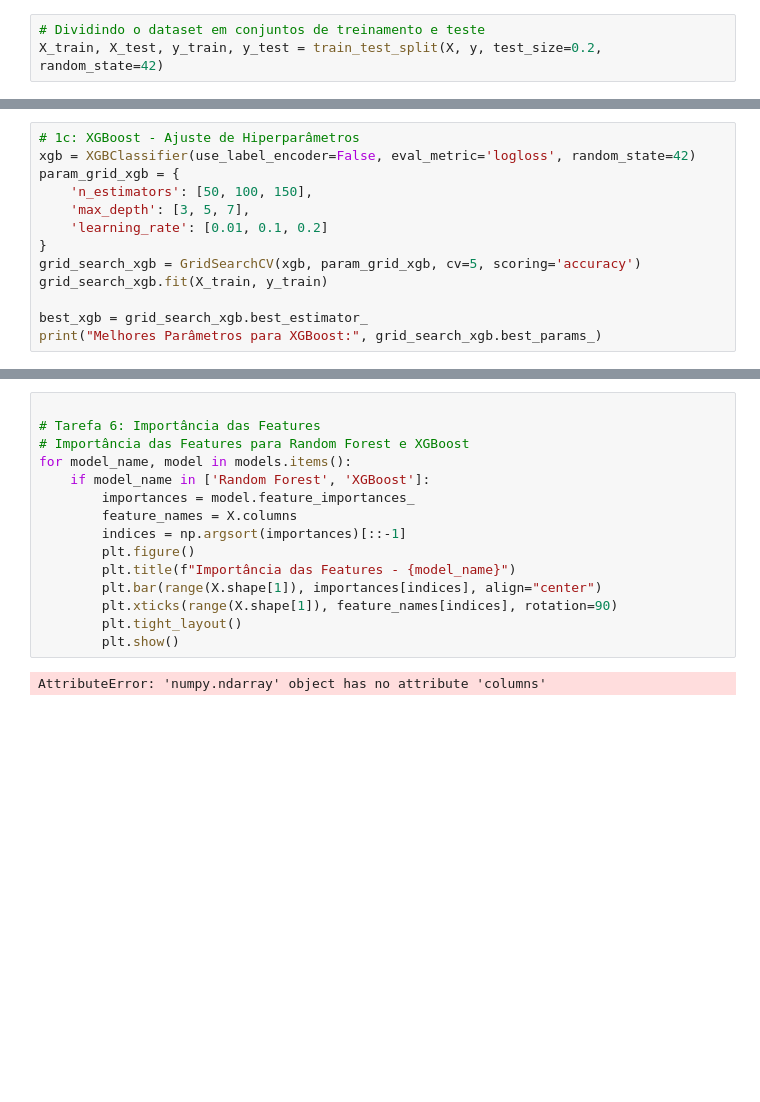
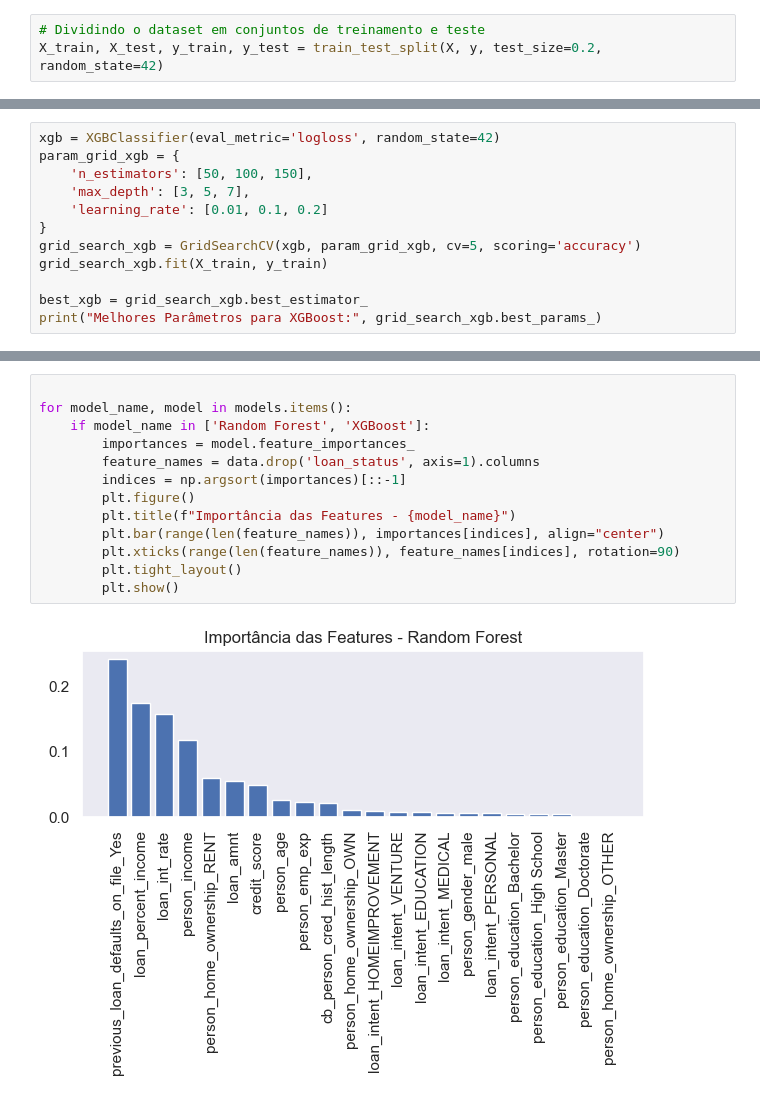
Before and after one commit to davi873/loan-approval-prediction, a Jupyter notebook: index.ipynb, the cells around one changed output, grey strips where cells are left out. Cells and saved outputs as stored; diff of their text form; blank space fills up the shorter version.

Commit message:
Correção Tarefa 6 e Inserção de Markdowns

```diff
--- a/index.ipynb
+++ b/index.ipynb
@@ -340,6 +350,5 @@ Melhores Parâmetros para Random Forest: {'max_depth': None, 'min_samples_split'
 # %%
-# 1c: XGBoost - Ajuste de Hiperparâmetros
-xgb = XGBClassifier(use_label_encoder=False, eval_metric='logloss', random_state=42)
+xgb = XGBClassifier(eval_metric='logloss', random_state=42)
 param_grid_xgb = {
     'n_estimators': [50, 100, 150],
     'max_depth': [3, 5, 7],
@@ -444,17 +449,15 @@ Melhor Modelo: XGBoost
 # %%
 
-# Tarefa 6: Importância das Features
-# Importância das Features para Random Forest e XGBoost
 for model_name, model in models.items():
     if model_name in ['Random Forest', 'XGBoost']:
         importances = model.feature_importances_
-        feature_names = X.columns
+        feature_names = data.drop('loan_status', axis=1).columns
         indices = np.argsort(importances)[::-1]
         plt.figure()
         plt.title(f"Importância das Features - {model_name}")
-        plt.bar(range(X.shape[1]), importances[indices], align="center")
-        plt.xticks(range(X.shape[1]), feature_names[indices], rotation=90)
+        plt.bar(range(len(feature_names)), importances[indices], align="center")
+        plt.xticks(range(len(feature_names)), feature_names[indices], rotation=90)
         plt.tight_layout()
         plt.show()
 # %% [output]
-AttributeError: 'numpy.ndarray' object has no attribute 'columns'
+[figure, added]
```
Also changed, not shown: parts of 18 cells of this notebook.
